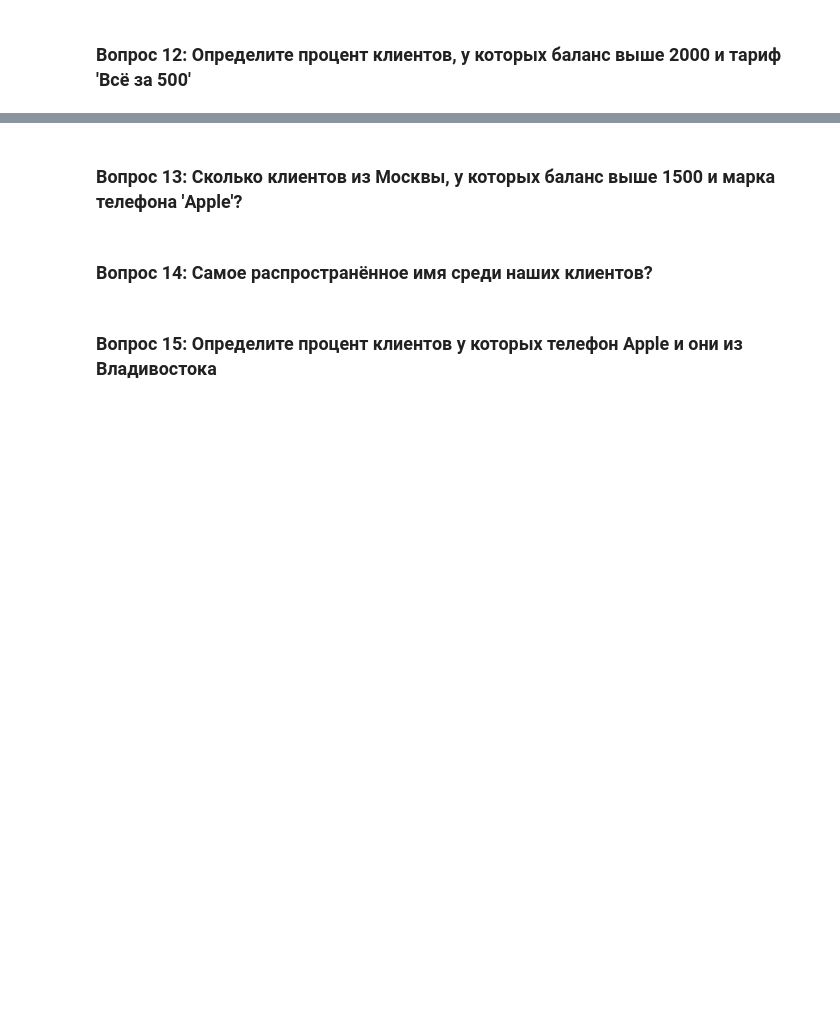
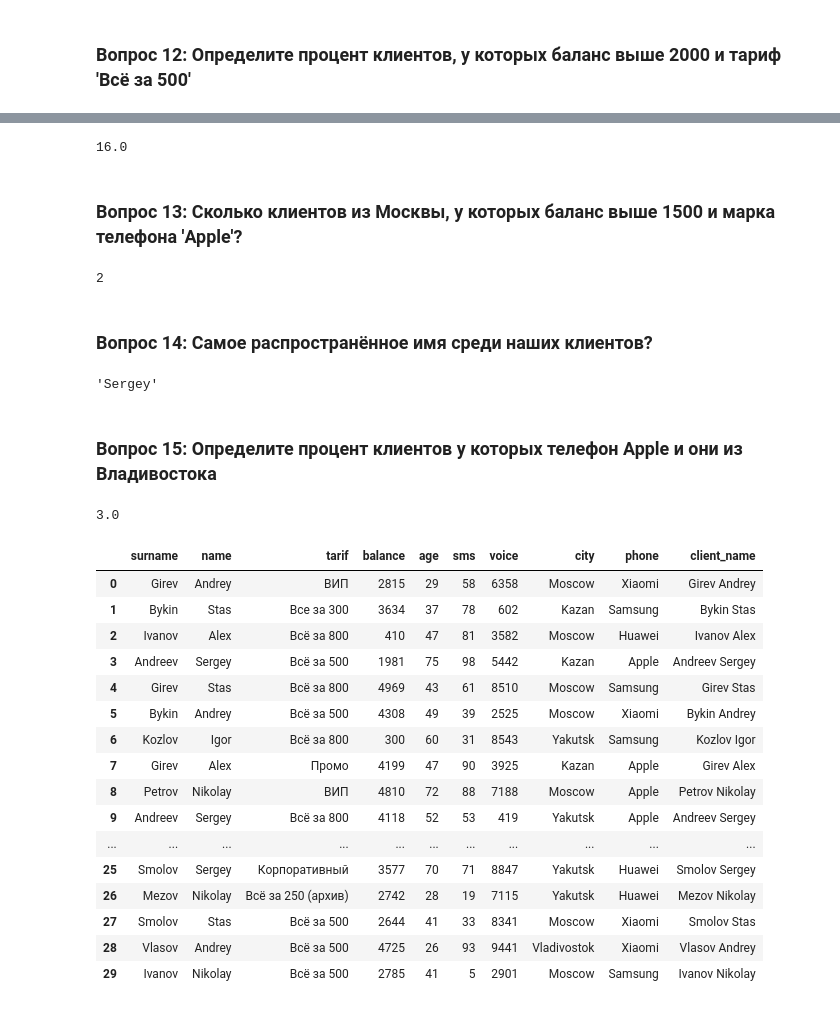
Before and after one commit to Sinrez/PythonProjects, a Jupyter notebook: кр1.ipynb, the cells around one changed output, grey strips where cells are left out. Saved outputs shown, nothing was run; the diff lists cells and outputs as text; code cells hidden in the pictures; blank space fills up the shorter version.

```diff
--- a/кр1.ipynb
+++ b/кр1.ipynb
@@ -238,6 +249,43 @@ len(df.loc[df['balance'] > 4000]) / len(df) * 100
+# %%
+np.floor(len(cl) / len(df) * 100)
+# %% [output]
+16.0
 # %% [markdown]
 ### Вопрос 13: Сколько клиентов из Москвы, у которых баланс выше 1500 и марка телефона 'Apple'?
+# %%
+len(df.loc[(df['city'] == 'Moscow') & (df['balance'] > 1500) & (df['phone'] == 'Apple')])
+# %% [output]
+2
 # %% [markdown]
 ### Вопрос 14: Самое распространённое имя среди наших клиентов?
+# %%
+df.groupby('name').surname.count().idxmax()
+# %% [output]
+'Sergey'
 # %% [markdown]
 ### Вопрос 15: Определите процент клиентов у которых телефон Apple и они из Владивостока
+# %%
+np.floor(len(df[(df['phone']=='Apple') & (df['city'] == 'Vladivostok')]) / len(df)*100)
+# %% [output]
+3.0
+# %%
+df['client_name'] = df['surname'] +' '+ df['name']
+df
+# %% [output]
+|  | surname | name | tarif | balance | age | sms | voice | city | phone | client_name |
+| 0 | Girev | Andrey | ВИП | 2815 | 29 | 58 | 6358 | Moscow | Xiaomi | Girev Andrey |
+| 1 | Bykin | Stas | Все за 300 | 3634 | 37 | 78 | 602 | Kazan | Samsung | Bykin Stas |
+| 2 | Ivanov | Alex | Всё за 800 | 410 | 47 | 81 | 3582 | Moscow | Huawei | Ivanov Alex |
+| 3 | Andreev | Sergey | Всё за 500 | 1981 | 75 | 98 | 5442 | Kazan | Apple | Andreev Sergey |
+| 4 | Girev | Stas | Всё за 800 | 4969 | 43 | 61 | 8510 | Moscow | Samsung | Girev Stas |
+| 5 | Bykin | Andrey | Всё за 500 | 4308 | 49 | 39 | 2525 | Moscow | Xiaomi | Bykin Andrey |
+| 6 | Kozlov | Igor | Всё за 800 | 300 | 60 | 31 | 8543 | Yakutsk | Samsung | Kozlov Igor |
+| 7 | Girev | Alex | Промо | 4199 | 47 | 90 | 3925 | Kazan | Apple | Girev Alex |
+| 8 | Petrov | Nikolay | ВИП | 4810 | 72 | 88 | 7188 | Moscow | Apple | Petrov Nikolay |
+| 9 | Andreev | Sergey | Всё за 800 | 4118 | 52 | 53 | 419 | Yakutsk | Apple | Andreev Sergey |
+| ... | ... | ... | ... | ... | ... | ... | ... | ... | ... | ... |
+| 25 | Smolov | Sergey | Корпоративный | 3577 | 70 | 71 | 8847 | Yakutsk | Huawei | Smolov Sergey |
+| 26 | Mezov | Nikolay | Всё за 250 (архив) | 2742 | 28 | 19 | 7115 | Yakutsk | Huawei | Mezov Nikolay |
+| 27 | Smolov | Stas | Всё за 500 | 2644 | 41 | 33 | 8341 | Moscow | Xiaomi | Smolov Stas |
+| 28 | Vlasov | Andrey | Всё за 500 | 4725 | 26 | 93 | 9441 | Vladivostok | Xiaomi | Vlasov Andrey |
+| 29 | Ivanov | Nikolay | Всё за 500 | 2785 | 41 | 5 | 2901 | Moscow | Samsung | Ivanov Nikolay |
```
Also changed, not shown: parts of 4 cells of this notebook.
